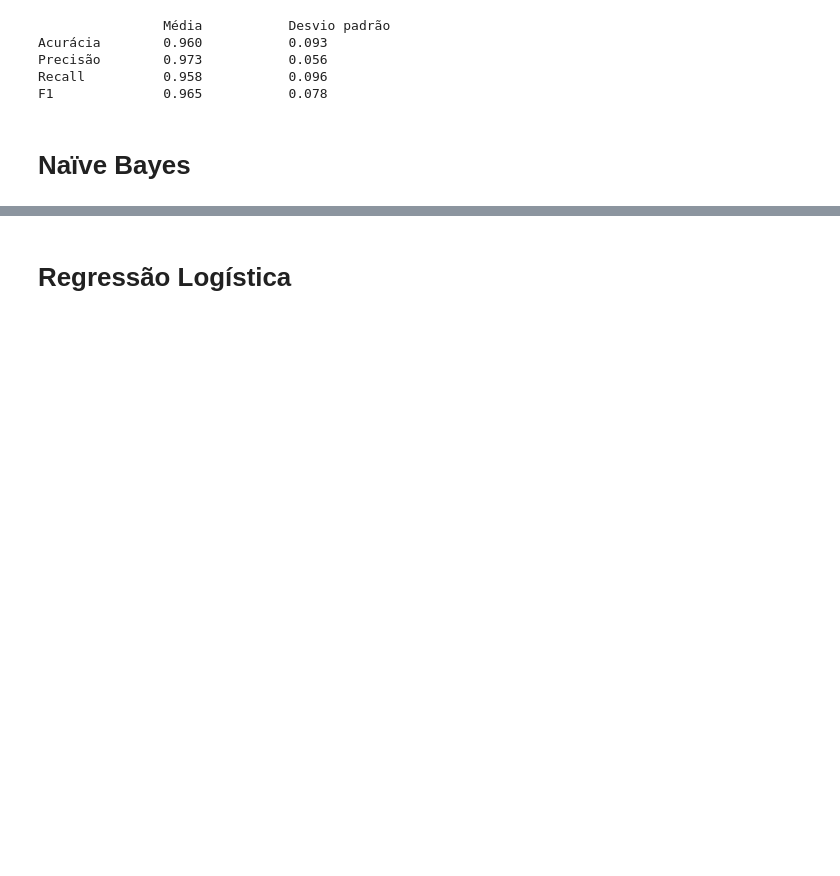
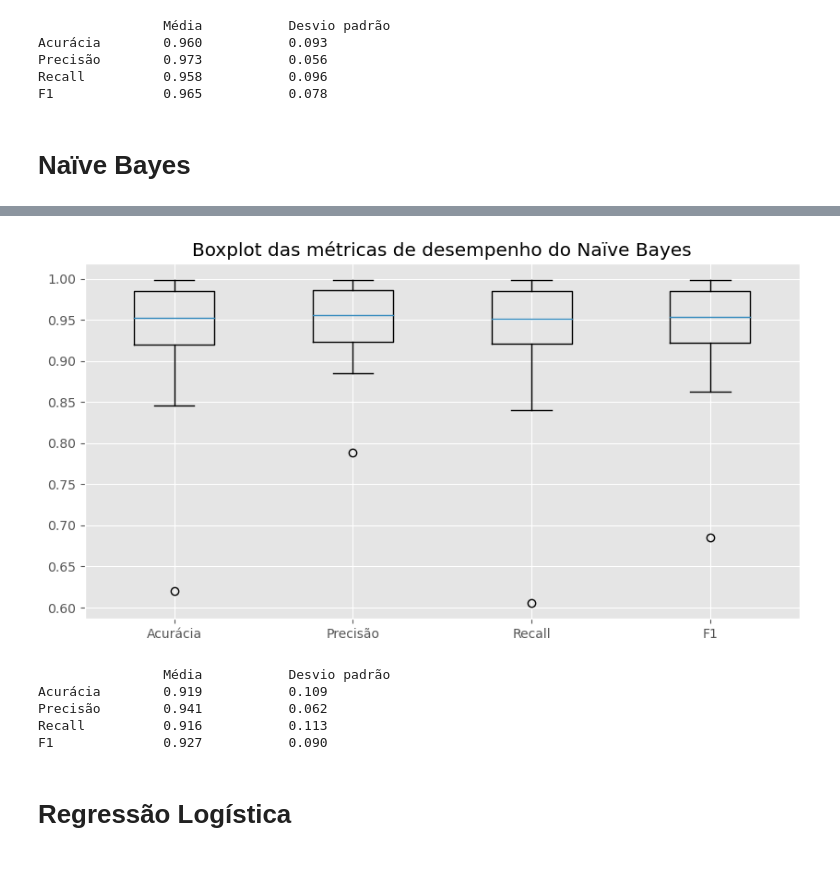
Before and after one commit to amauryTCassola/MachineLearning-2023, a Jupyter notebook: main.ipynb, the cells around one changed output, grey strips where cells are left out. Saved outputs shown, nothing was run; the diff lists cells and outputs as text; code cells hidden in the pictures; blank space fills up the shorter version.

```diff
--- a/main.ipynb
+++ b/main.ipynb
@@ -398,2 +347,20 @@ F1              0.927           0.090
+# %%
+fig = plt.figure(figsize = (10, 5))
+plt.title("Boxplot das métricas de desempenho do Naïve Bayes")
+plt.boxplot(x=metrics_nb, labels=titles_metrics)
+plt.show()
+
+print("\t\tMédia\t\tDesvio padrão")
+print(f"Acurácia\t{NBCrossValidationMetrics.avgAccuracy:.3f}\t\t{NBCrossValidationMetrics.stdAccuracy:.3f}")
+print(f"Precisão\t{NBCrossValidationMetrics.avgPrecision:.3f}\t\t{NBCrossValidationMetrics.stdPrecision:.3f}")
+print(f"Recall\t\t{NBCrossValidationMetrics.avgRecall:.3f}\t\t{NBCrossValidationMetrics.stdRecall:.3f}")
+print(f"F1\t\t{NBCrossValidationMetrics.avgF1:.3f}\t\t{NBCrossValidationMetrics.stdF1:.3f}")
+# %% [output]
+[figure, added]
+                Média           Desvio padrão
+Acurácia        0.919           0.109
+Precisão        0.941           0.062
+Recall          0.916           0.113
+F1              0.927           0.090
 # %% [markdown]
 <h1>Regressão Logística<h1>
```
Also changed, not shown: parts of 19 cells of this notebook, 1 other file.
